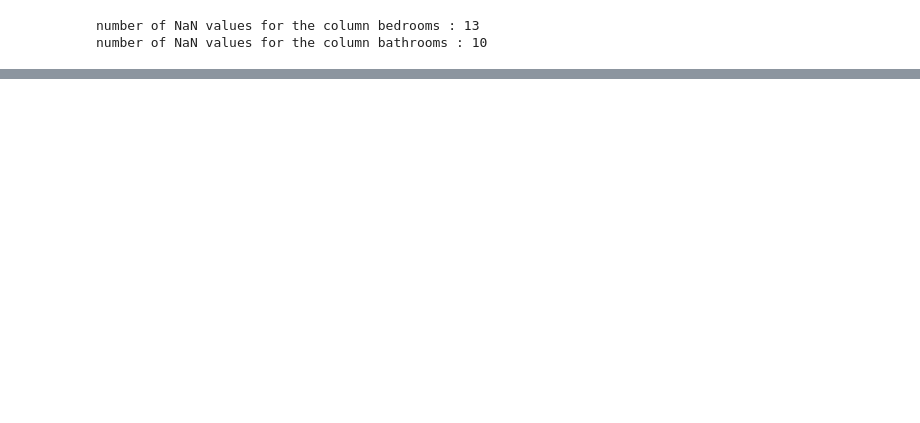
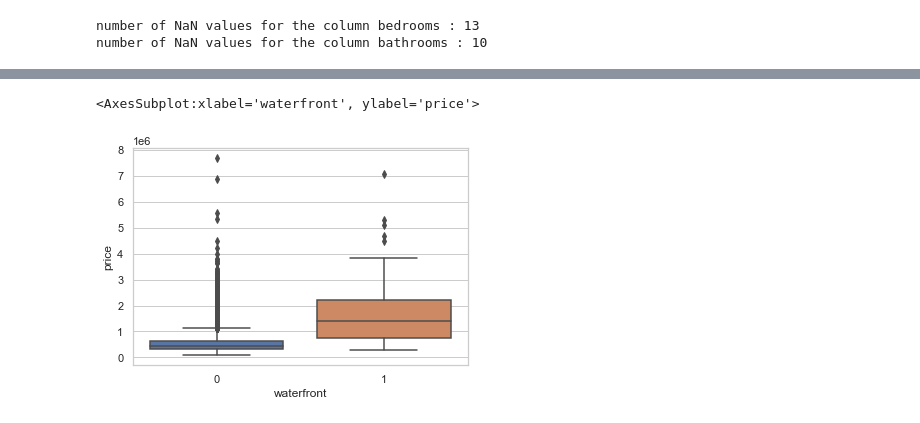
Before and after one commit to JyotiManoorkar/Predictive-Analysis_Linear-Regression-Using-Python, a Jupyter notebook: Predictive analysis.ipynb, the cells around one changed output, grey strips where cells are left out. Drawn from its saved outputs; the diff is of its cells as text; code cells hidden in the pictures; blank space fills up the shorter version.

```diff
--- a/Predictive analysis.ipynb
+++ b/Predictive analysis.ipynb
@@ -114,3 +116,10 @@ number of NaN values for the column bedrooms : 13
 number of NaN values for the column bathrooms : 10
 # %%
 #We can replace the missing values of the column 'bedrooms' with the mean of the column  'bedrooms' using the method replace()
+mean=df['bedrooms'].mean()
+df['bedrooms'].replace(np.nan,mean, inplace=True)
+# %%
+#We also replace the missing values of the column 'bathrooms' with the mean of the column  'bathrooms'  using the method replace().
+
+mean=df['bathrooms'].mean()
+df['bathrooms'].replace(np.nan,mean, inplace=True)
@@ -116,0 +145,8 @@ number of NaN values for the column bathrooms : 10
+# %%
+#Use the function boxplot in the seaborn library  to  determine whether houses with a waterfront view or without a waterfront view have more price outliers.
+
+sns.set(style="whitegrid")
+sns.boxplot(x=df['waterfront'],y=df['price'])
+# %% [output]
+<AxesSubplot:xlabel='waterfront', ylabel='price'>
+[figure, added]
```
Also changed, not shown: parts of 16 cells of this notebook.
